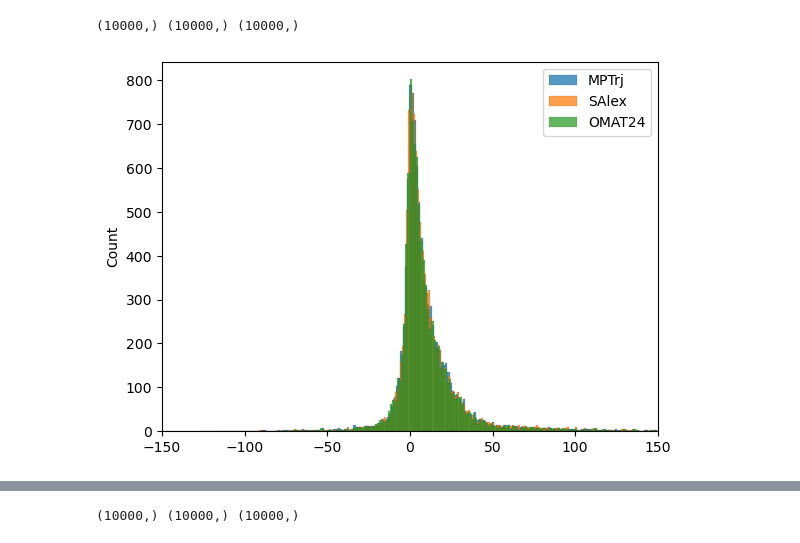
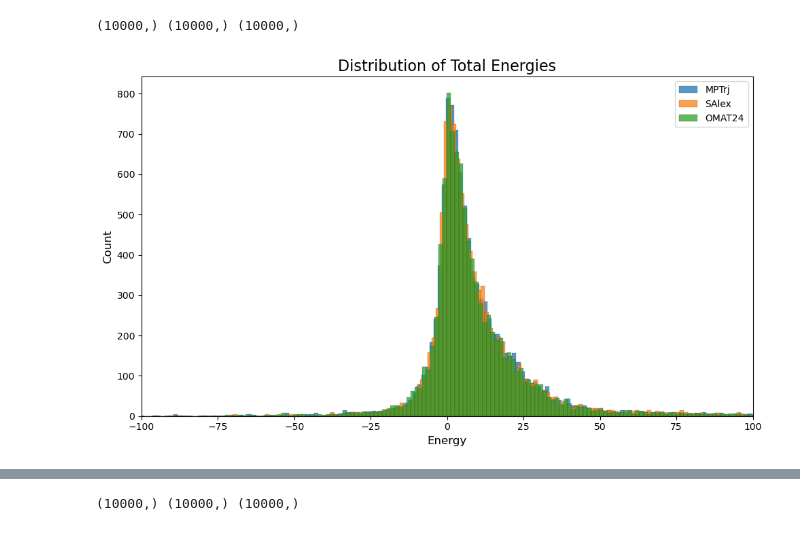
Before and after one commit to nimashoghi/jmp-backbone, a Jupyter notebook: notebooks/energy_visualization.ipynb, the cells around one changed output, grey strips where cells are left out. Drawn from its saved outputs; the diff is of its cells as text; code cells hidden in the pictures.

```diff
--- a/notebooks/energy_visualization.ipynb
+++ b/notebooks/energy_visualization.ipynb
@@ -98,16 +224,15 @@ print(
 )
 # %% [output]
 (10000,) (10000,) (10000,)
-# %%
-import matplotlib.pyplot as plt
-import seaborn as sns
-
-fig, ax = plt.subplots()
-sns.histplot(mptrj_total_energies, ax=ax, label="MPTrj")
-sns.histplot(salex_total_energies, ax=ax, label="SAlex")
-sns.histplot(omat24_total_energies, ax=ax, label="OMAT24")
-ax.set_xlim(-150, 150)
-ax.legend()
-plt.show()
-# %% [output]
-[figure, removed]
+# %%
+plot_both(
+    {
+        "MPTrj": mptrj_total_energies,
+        "SAlex": salex_total_energies,
+        "OMAT24": omat24_total_energies,
+    },
+    x_range=(-100, 100),
+    title="Distribution of Total Energies",
+)
+# %% [output]
+[figure, added]
```
Also changed, not shown: parts of 8 cells of this notebook.
